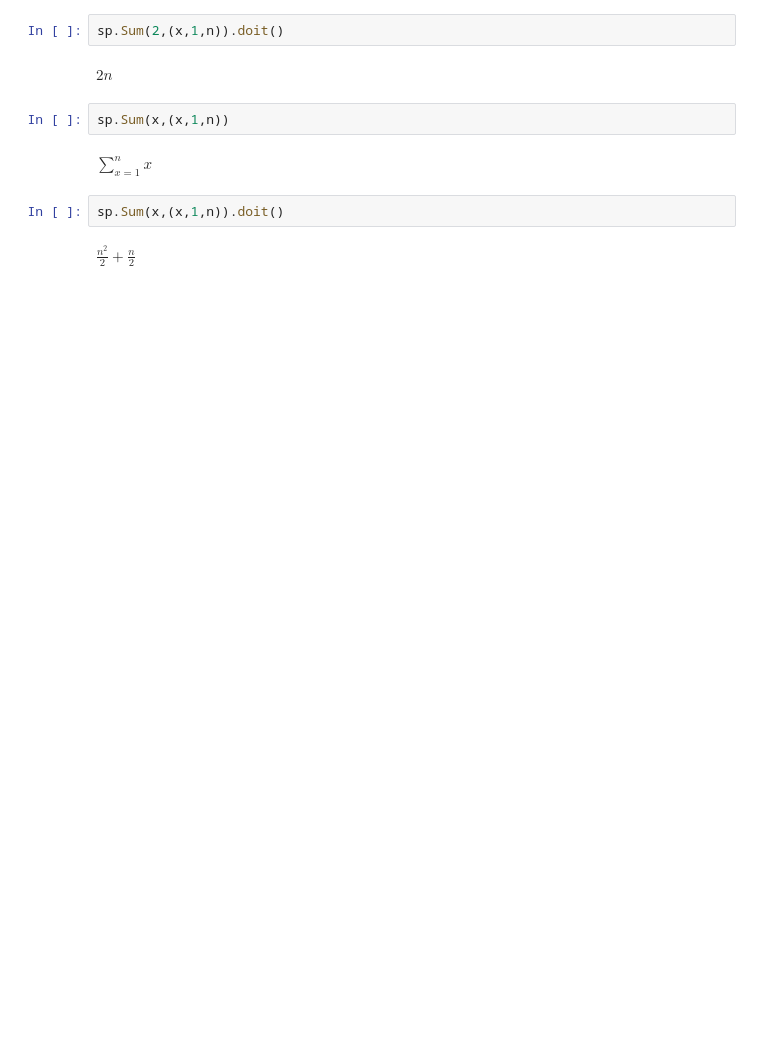
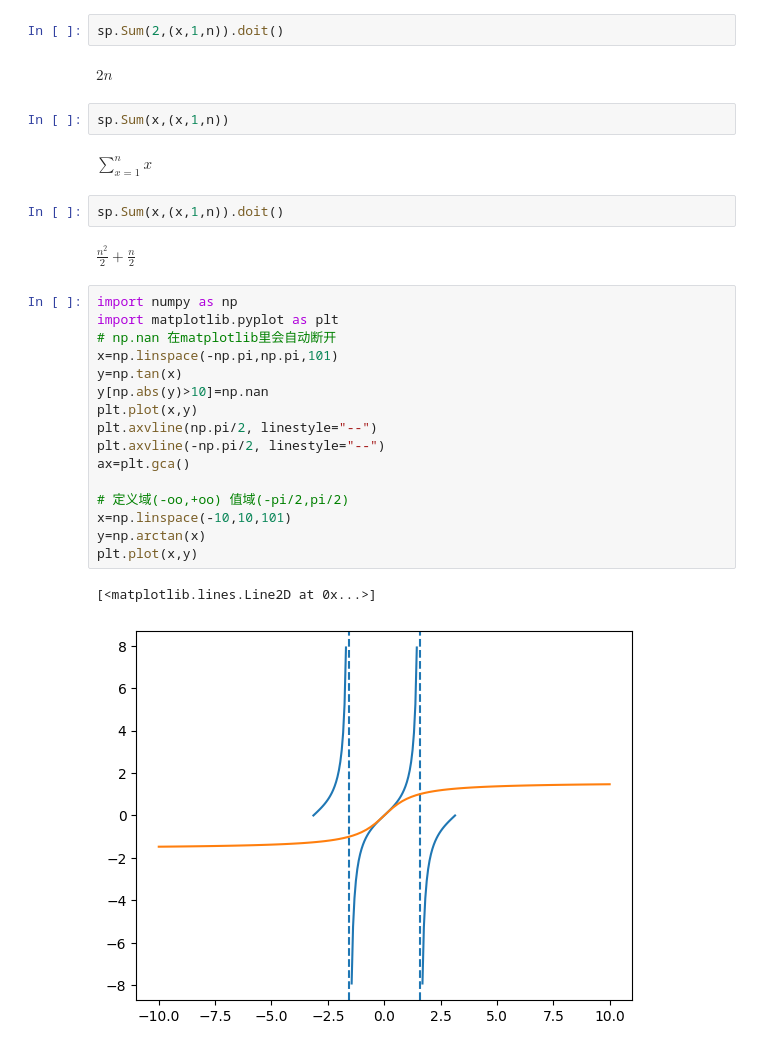
Before and after one commit to Harden-code/my, a Jupyter notebook: temp.ipynb, the cells around one changed output. Saved outputs shown, nothing was run; the diff lists cells and outputs as text; blank space fills up the shorter version.

```diff
--- a/temp.ipynb
+++ b/temp.ipynb
@@ -135,3 +135,22 @@ $\displaystyle \sum_{x=1}^{n} x$
 sp.Sum(x,(x,1,n)).doit()
 # %% [output]
 $\displaystyle \frac{n^{2}}{2} + \frac{n}{2}$
+# %%
+import numpy as np
+import matplotlib.pyplot as plt
+# np.nan 在matplotlib里会自动断开
+x=np.linspace(-np.pi,np.pi,101)
+y=np.tan(x)
+y[np.abs(y)>10]=np.nan
+plt.plot(x,y)
+plt.axvline(np.pi/2, linestyle="--")
+plt.axvline(-np.pi/2, linestyle="--")
+ax=plt.gca()
+
+# 定义域(-oo,+oo) 值域(-pi/2,pi/2)
+x=np.linspace(-10,10,101)
+y=np.arctan(x)
+plt.plot(x,y)
+# %% [output]
+[<matplotlib.lines.Line2D at 0x...>]
+[figure, added]
```
Also changed, not shown: parts of 3 cells of this notebook, 7 other files.
